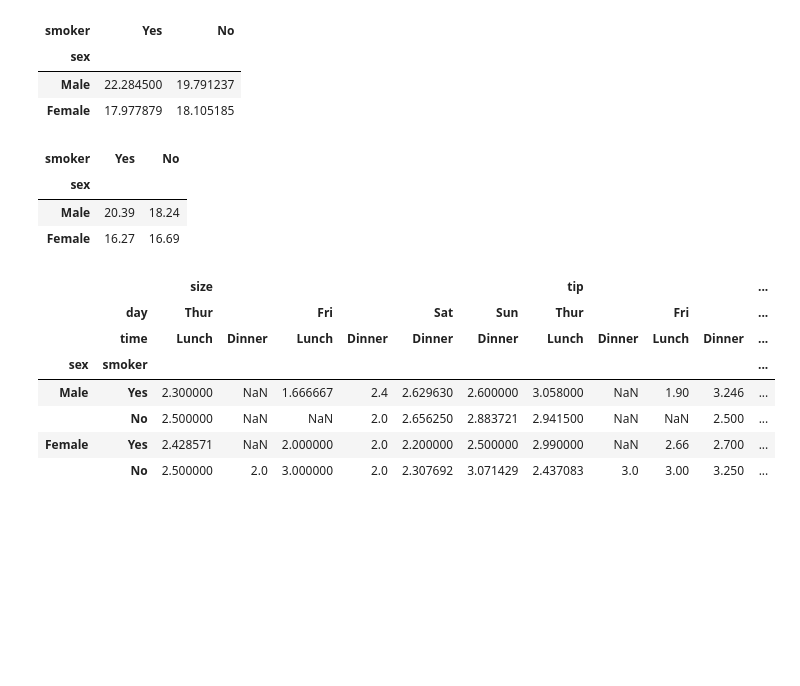
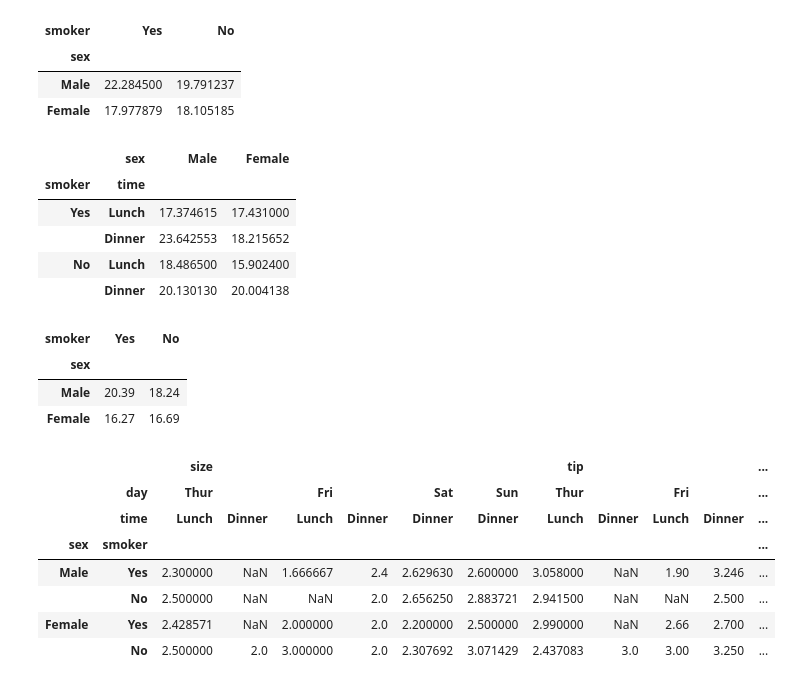
Before and after one commit to 23f2005522/DS-Study, a Jupyter notebook: Week8/session22/session_22.1_piviot_table.ipynb, the cells around one changed output. Cells and saved outputs as stored; diff of their text form; code cells hidden in the pictures; blank space fills up the shorter version.

```diff
--- a/Week8/session22/session_22.1_piviot_table.ipynb
+++ b/Week8/session22/session_22.1_piviot_table.ipynb
@@ -55,16 +55,23 @@ df_1.pivot_table(index='sex',columns='smoker',values='total_bill' , observed=Tru
 | sex |  |  |
 | Male | 22.284500 | 19.791237 |
 | Female | 17.977879 | 18.105185 |
+# %%
+df_1.pivot_table(index=['smoker' , 'time'],columns='sex',values='total_bill' , observed=True)
+# %% [output]
+|  | sex | Male | Female |
+| smoker | time |  |  |
+| Yes | Lunch | 17.374615 | 17.431000 |
+|  | Dinner | 23.642553 | 18.215652 |
+| No | Lunch | 18.486500 | 15.902400 |
+|  | Dinner | 20.130130 | 20.004138 |
 # %%
-## agg func default value is mean
+# aggfunc         ################## agg func default value is mean #############################
+df_1.pivot_table(index='sex',columns='smoker',values='total_bill',aggfunc='median', observed=True)
+# %% [output]
+| smoker | Yes | No |
+| sex |  |  |
+| Male | 20.39 | 18.24 |
+| Female | 16.27 | 16.69 |
-# %%
-# aggfunc
-df_1.pivot_table(index='sex',columns='smoker',values='total_bill',aggfunc='median', observed=True)
-# %% [output]
-| smoker | Yes | No |
-| sex |  |  |
-| Male | 20.39 | 18.24 |
-| Female | 16.27 | 16.69 |
 # %%
 # all cols together
 # df.pivot_table(index='sex',columns='smoker' , observed=True)
```
Also changed, not shown: 8 other files.
